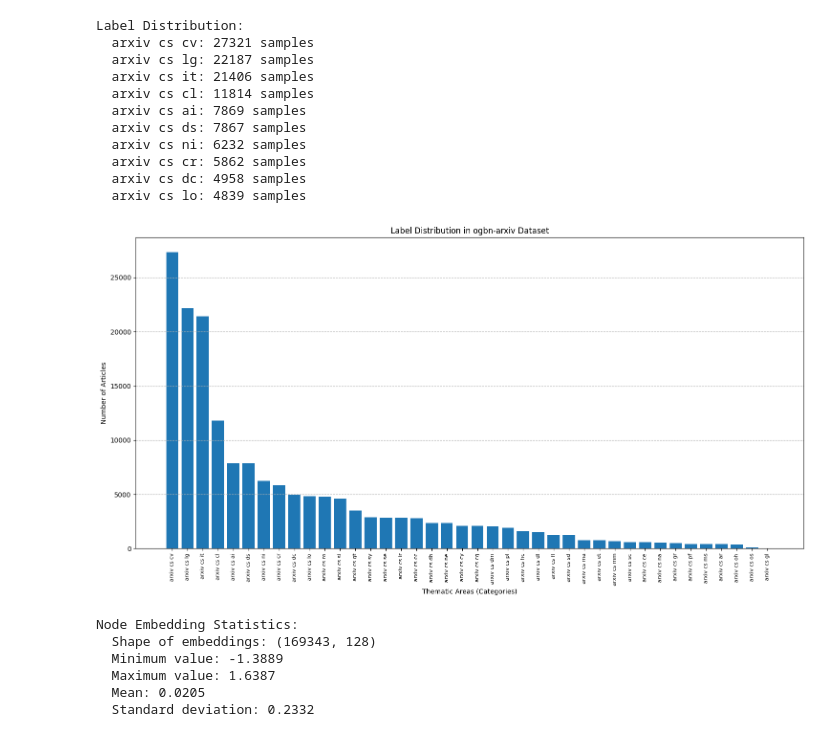
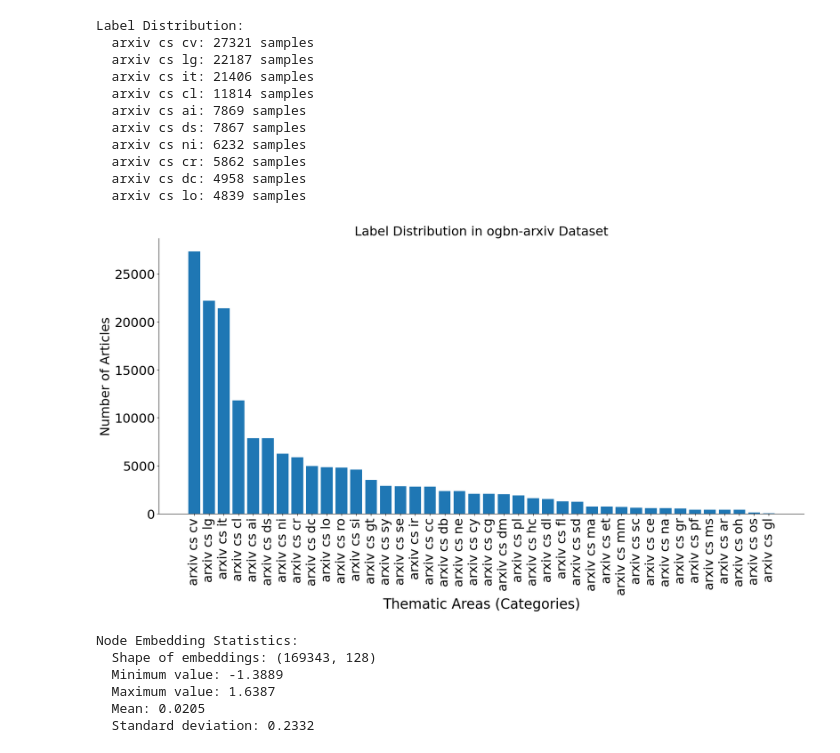
Before and after one commit to tuliorr/ogbn-arxiv-gcn, a Jupyter notebook: notebooks/Dataset_Exploration.ipynb, the cells around one changed output. Saved outputs shown, nothing was run; the diff lists cells and outputs as text; code cells hidden in the pictures.

```diff
--- a/notebooks/Dataset_Exploration.ipynb
+++ b/notebooks/Dataset_Exploration.ipynb
@@ -131,18 +131,22 @@ Label Distribution:
 # %%
 sorted_names, sorted_counts = zip(*sorted_named_labels)
 
 # Plotting label distribution
-plt.figure(figsize=(15, 8))
+plt.figure(figsize=(18, 10))
 plt.bar(sorted_names, sorted_counts)
-plt.xlabel("Thematic Areas (Categories)")
-plt.ylabel("Number of Articles")
-plt.title("Label Distribution in ogbn-arxiv Dataset")
-plt.xticks(rotation=90, fontsize=8) # Rotação ajuda a ler os nomes
-plt.grid(axis='y', linestyle='--')
+plt.xlabel("Thematic Areas (Categories)", fontsize=25)
+plt.ylabel("Number of Articles", fontsize=23)
+plt.title("Label Distribution in ogbn-arxiv Dataset", fontsize=23)
+plt.xticks(rotation=90, fontsize=23)
+plt.yticks(fontsize=23)
+ax = plt.gca()
+ax.spines['right'].set_visible(False)
+ax.spines['top'].set_visible(False)
+
 plt.tight_layout()
 plt.show()
 # %% [output]
-[figure, old version]
+[figure, new version]
 # %%
 # Basic statistics of node embeddings
 print("\nNode Embedding Statistics:")
```
Also changed, not shown: parts of 4 cells of this notebook.
